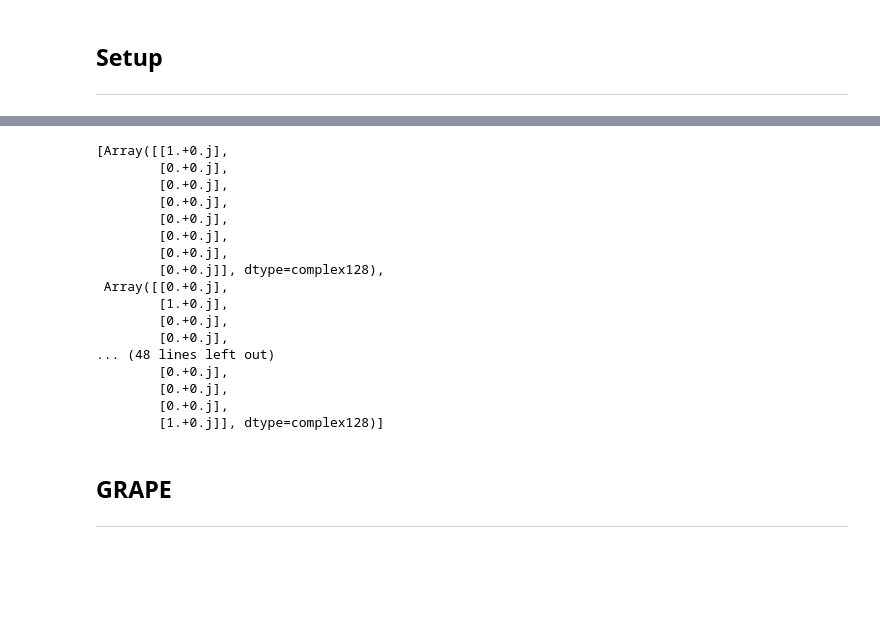
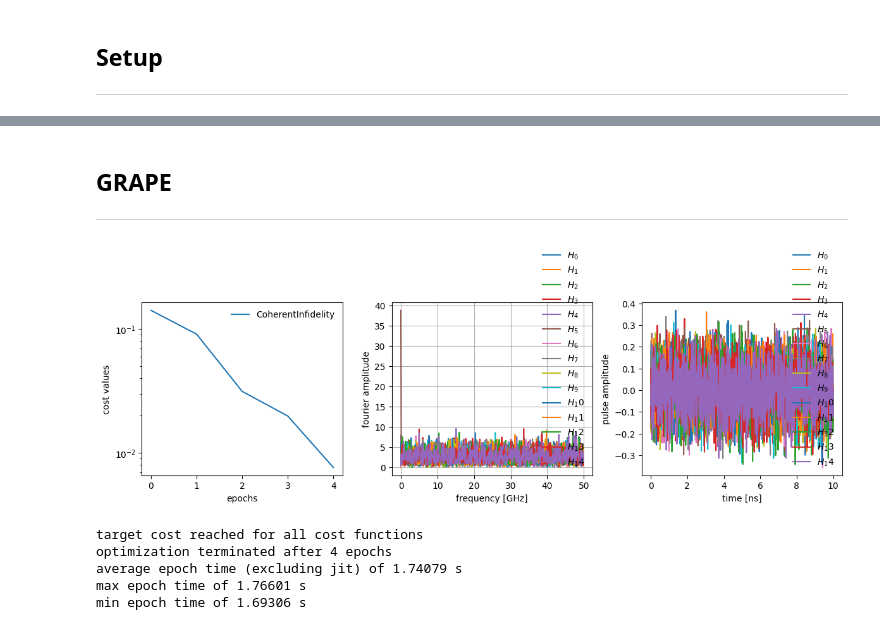
Before and after one commit to noahbraunf/GRAPE-Hamiltonian-Simulation, a Jupyter notebook: jax-sim.ipynb, the cells around one changed output, grey strips where cells are left out. Cells and saved outputs as stored; diff of their text form; code cells hidden in the pictures; blank space fills up the shorter version.

Commit message:
got initial simulation working, had to change to complex64

```diff
--- a/jax-sim.ipynb
+++ b/jax-sim.ipynb
@@ -39,13 +43,13 @@ def generate_spin_operators(s) -> tuple:
     """
     d = int(2*s + 1)
     m_vals = jnp.array([s - k for k in range(d)])
-    Sz = jnp.diag(m_vals.astype(complex))
+    Sz = jnp.diag(m_vals.astype(jnp.complex64))
 
     # S+
     sp_diag = jnp.array([
         jnp.sqrt(s * (s + 1) - m_vals[k+1] * (m_vals[k+1] + 1))
         for k in range(d-1)
-    ]).astype(complex)
+    ]).astype(jnp.complex64)
     Sp = jnp.diag(sp_diag, k = 1)
     Sm = Sp.conj().T
 
@@ -62,15 +66,15 @@ spin_ops = [Sx, Sy, Sz]
 spin_labels = [r"S_x", r"S_y", r"S_z"]
 
 # get pauli matrices
-sx = jnp.array([[0, 1], [1, 0]], dtype=complex)
-sy = jnp.array([[0, -1j], [1j, 0]], dtype=complex)
-sz = jnp.array([[1, 0], [0, -1]], dtype=complex)
+sx = jnp.array([[0, 1], [1, 0]], dtype=jnp.complex64)
+sy = jnp.array([[0, -1j], [1j, 0]], dtype=jnp.complex64)
+sz = jnp.array([[1, 0], [0, -1]], dtype=jnp.complex64)
 pauli_ops = [sx, sy, sz]
 pauli_labels = [r"\sigma_x", r"\sigma_y", r"\sigma_z"]
 
 # identities
-I2 = jnp.eye(2, dtype=complex)
-I4 = jnp.eye(4, dtype=complex)
+I2 = jnp.eye(2, dtype=jnp.complex64)
+I4 = jnp.eye(4, dtype=jnp.complex64)
 
 # check commutation relations
 assert jnp.allclose(Sx @ Sy - Sy @ Sx, 1j * Sz)
@@ -186,7 +188,7 @@ tsave = jnp.linspace(0, hyperparams["TOTAL_TIME"], n_timesteps + 1)
 omega0 = 2 * jnp.pi * 5 # GHz, base frequency
 alpha = 2 * jnp.pi * (-0.2) # GHz, anharmonicity
 m_vals = jnp.array([1.5, 0.5, -0.5, -1.5])
-H0_qudit = jnp.diag((omega0 * m_vals + alpha * m_vals**2).astype(complex))
+H0_qudit = jnp.diag((omega0 * m_vals + alpha * m_vals**2).astype(jnp.complex64))
 omega_qubit = 2 * jnp.pi * 5.19 # GHz, qubit frequency
 H0_qubit = 0.5 * omega_qubit * sz
 
@@ -209,11 +211,11 @@ def H_pwc(drive_parameters):
     Returns:
         TimeQArray for use in dq.sesolve
     """
-    clipped_controls = jnp.clip(drive_parameters, -hyperparams["MAX_AMP"], hyperparams["MAX_AMP"])
+    scaled_controls = jnp.tanh(drive_parameters)
 
     H = H0
     for i, H1 in enumerate(H1_list_dq):
-        H += dq.pwc(tsave, clipped_controls[i], H1)
+        H += dq.pwc(tsave, scaled_controls[i], H1)
     return H
 # %%
 key = jax.random.PRNGKey(42)
@@ -249,28 +252,40 @@ initial_states = [dq.basis(d_total, i) for i in range(d_total)]
 
 target_states = []
 for k in range(d_total):
-    psi0 = jnp.zeros((d_total, 1), dtype=complex)
+    psi0 = jnp.zeros((d_total, 1), dtype=jnp.complex64)
     psi0 = psi0.at[k, 0].set(1)
     target_states.append(psi0)
-# %% [output]
-[Array([[1.+0.j],
-        [0.+0.j],
-        [0.+0.j],
-        [0.+0.j],
-        [0.+0.j],
-        [0.+0.j],
-        [0.+0.j],
-        [0.+0.j]], dtype=complex128),
- Array([[0.+0.j],
-        [1.+0.j],
-        [0.+0.j],
-        [0.+0.j],
-... (48 lines left out)
-        [0.+0.j],
-        [0.+0.j],
-        [0.+0.j],
-        [1.+0.j]], dtype=complex128)]
 # %% [markdown]
 ## GRAPE
 
 ---
+# %%
+model = ql.sesolve_model(H_pwc, initial_states, tsave)
+
+key = jax.random.PRNGKey(43)
+parameters = hyperparams["SEED_AMP"] * jax.random.normal(key, (n_controls, n_timesteps))
+print(f"Total parameters: {parameters.size} = {parameters.shape}")
+
+# coherent infidelity averaged all over basis states
+cost = ql.cost.coherent_infidelity(target_states=target_states, target_cost=1-hyperparams["TARGET_FIDELITY"])
+
+optimizer = optax.adam(learning_rate=hyperparams["LEARNING_RATE"], b1=0.9, b2=0.999)
+
+optimization_options = {
+    'verbose': True,
+    'epochs': 1000,
+    'plot': True,
+    'plot_period': 10,
+    # 'batch_initial_parameters': True,
+}
+
+dq_options = dq.Options(save_states=True, progress_meter=None)
+
+optimization_params = ql.optimize(parameters, cost, model, optimizer=optimizer, dq_options=dq_options, opt_options=optimization_options)
+# %% [output]
+[figure, added]
+target cost reached for all cost functions
+optimization terminated after 4 epochs
+average epoch time (excluding jit) of 1.74079 s
+max epoch time of 1.76601 s
+min epoch time of 1.69306 s
```
Also changed, not shown: parts of 3 cells of this notebook.
